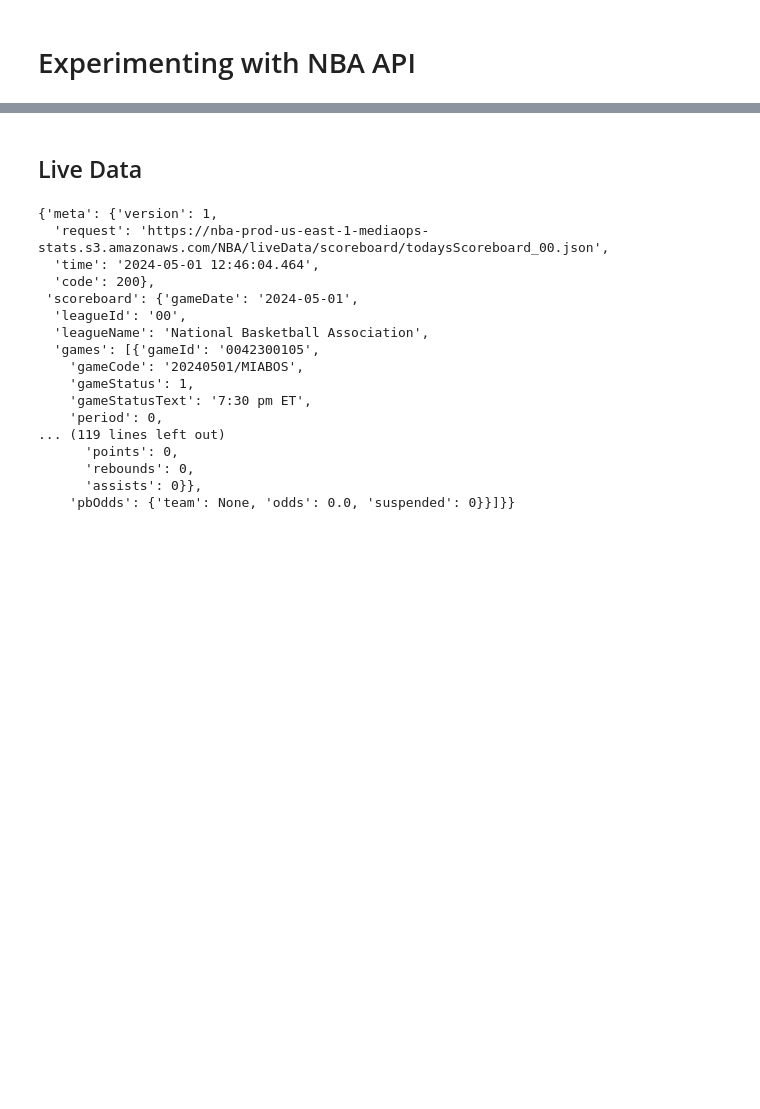
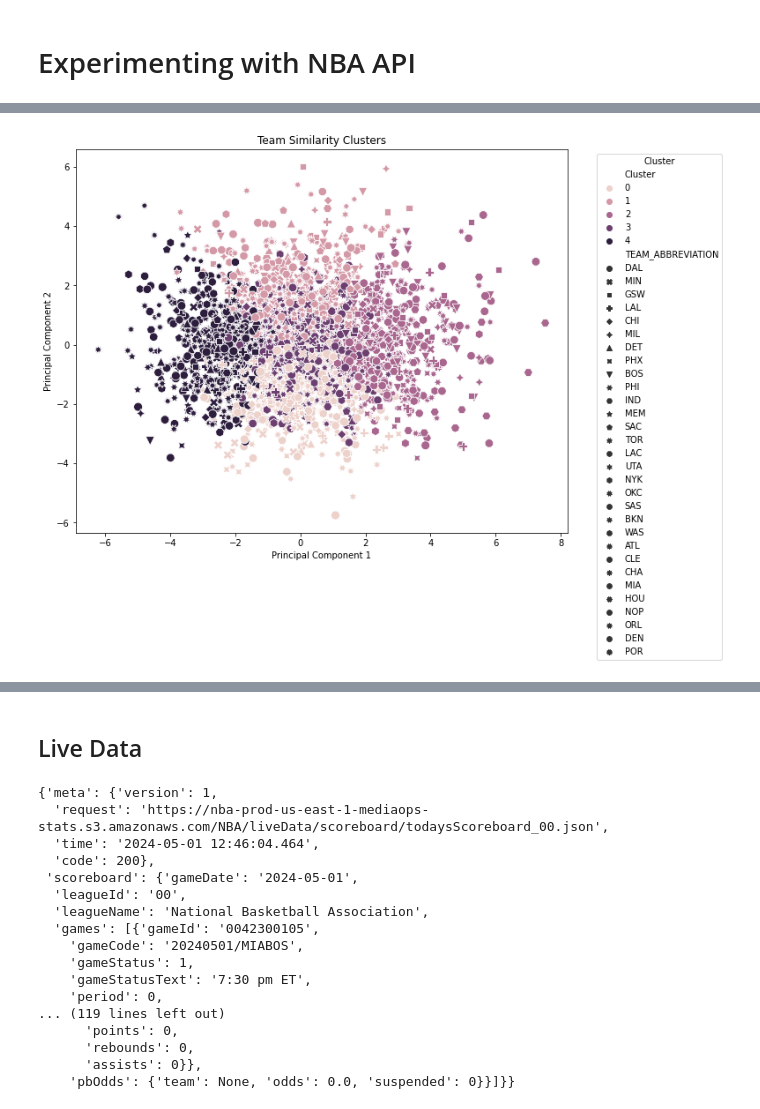
Before and after one commit to maxwellpatt/ass-content, a Jupyter notebook: python/nba_api.ipynb, the cells around one changed output, grey strips where cells are left out. Cells and saved outputs as stored; diff of their text form; code cells hidden in the pictures; blank space fills up the shorter version.

Commit message:
nba win predictors brainstorm

```diff
--- a/python/nba_api.ipynb
+++ b/python/nba_api.ipynb
@@ -6,0 +87,8 @@ from nba_api.stats.endpoints import playercareerstats
+# %%
+print(team_stats.isna().sum())
+
+# Remove rows with missing values
+team_stats.dropna(inplace=True)
+
+# Print the updated number of rows in the DataFrame
+print(f"Number of rows after removing missing values: {len(team_stats)}")
@@ -6,0 +209,41 @@ from nba_api.stats.endpoints import playercareerstats
+# %%
+team_game_stats = team_stats.groupby(['GAME_ID', 'TEAM_ABBREVIATION']).agg({
+    'FGM': 'sum', 'FGA': 'sum', 'FG_PCT': 'mean',
+    'FG3M': 'sum', 'FG3A': 'sum', 'FG3_PCT': 'mean',
+    'FTM': 'sum', 'FTA': 'sum', 'FT_PCT': 'mean',
+    'OREB': 'sum', 'DREB': 'sum', 'REB': 'sum',
+    'AST': 'sum', 'STL': 'sum', 'BLK': 'sum',
+    'TOV': 'sum', 'PF': 'sum', 'PTS': 'sum'
+}).reset_index()
+
+# Normalize the data
+scaler = StandardScaler()
+normalized_stats = scaler.fit_transform(team_game_stats.drop(['GAME_ID', 'TEAM_ABBREVIATION'], axis=1))
+
+# Perform clustering (K-means)
+n_clusters = 5  # Specify the desired number of clusters
+kmeans = KMeans(n_clusters=n_clusters, random_state=42)
+clusters = kmeans.fit_predict(normalized_stats)
+
+# Add cluster labels to the data
+team_game_stats['Cluster'] = clusters
+
+# Perform dimensionality reduction (PCA)
+pca = PCA(n_components=2)
+pca_stats = pca.fit_transform(normalized_stats)
+
+# Create a DataFrame with PCA components and team information
+pca_df = pd.DataFrame(data=pca_stats, columns=['PC1', 'PC2'])
+pca_df['TEAM_ABBREVIATION'] = team_game_stats['TEAM_ABBREVIATION']
+pca_df['Cluster'] = team_game_stats['Cluster']
+
+# Visualize the clusters
+plt.figure(figsize=(10, 8))
+sns.scatterplot(data=pca_df, x='PC1', y='PC2', hue='Cluster', style='TEAM_ABBREVIATION', s=100)
+plt.title('Team Similarity Clusters')
+plt.xlabel('Principal Component 1')
+plt.ylabel('Principal Component 2')
+plt.legend(title='Cluster', bbox_to_anchor=(1.05, 1), loc='upper left')
+plt.show()
+# %% [output]
+[figure, added]
```
Also changed, not shown: parts of 21 cells of this notebook, 1 other file.
